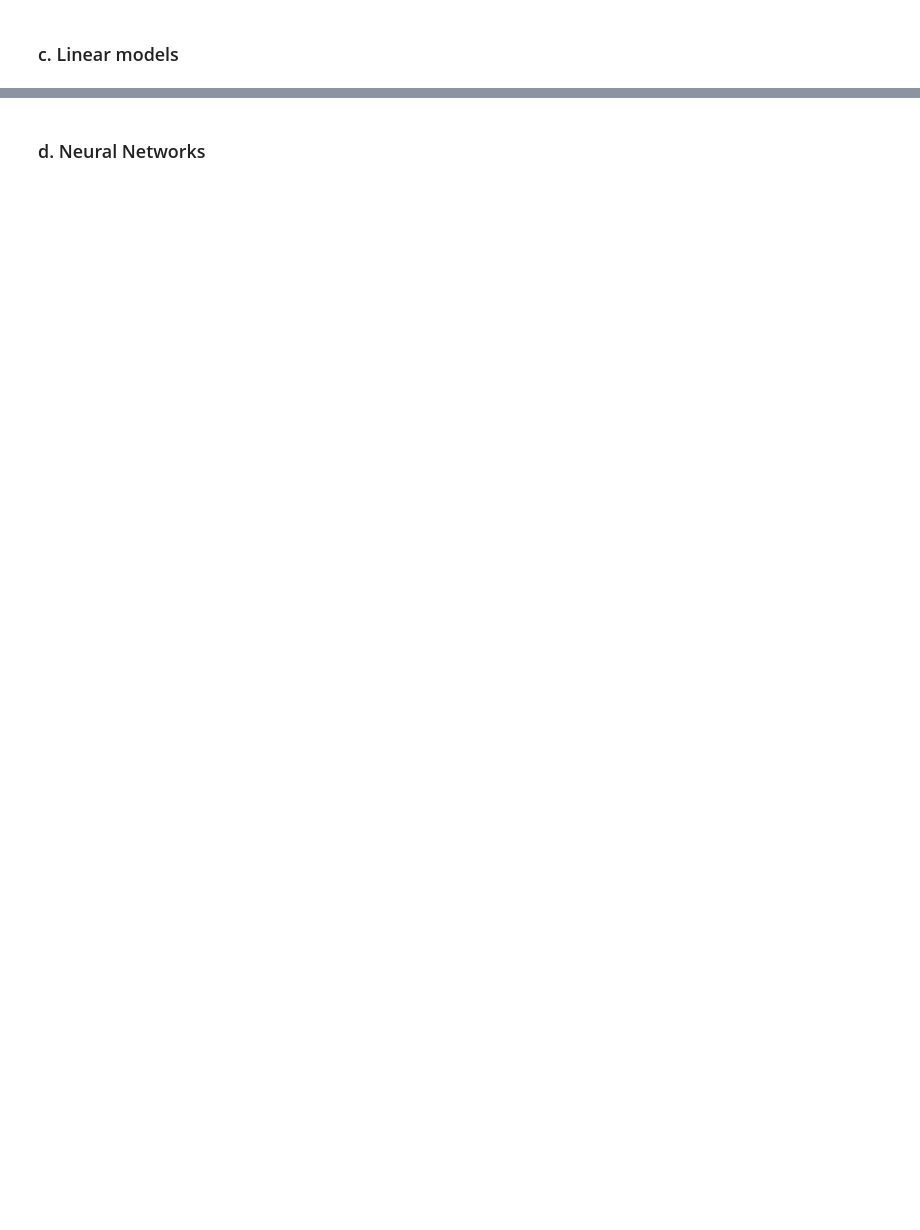
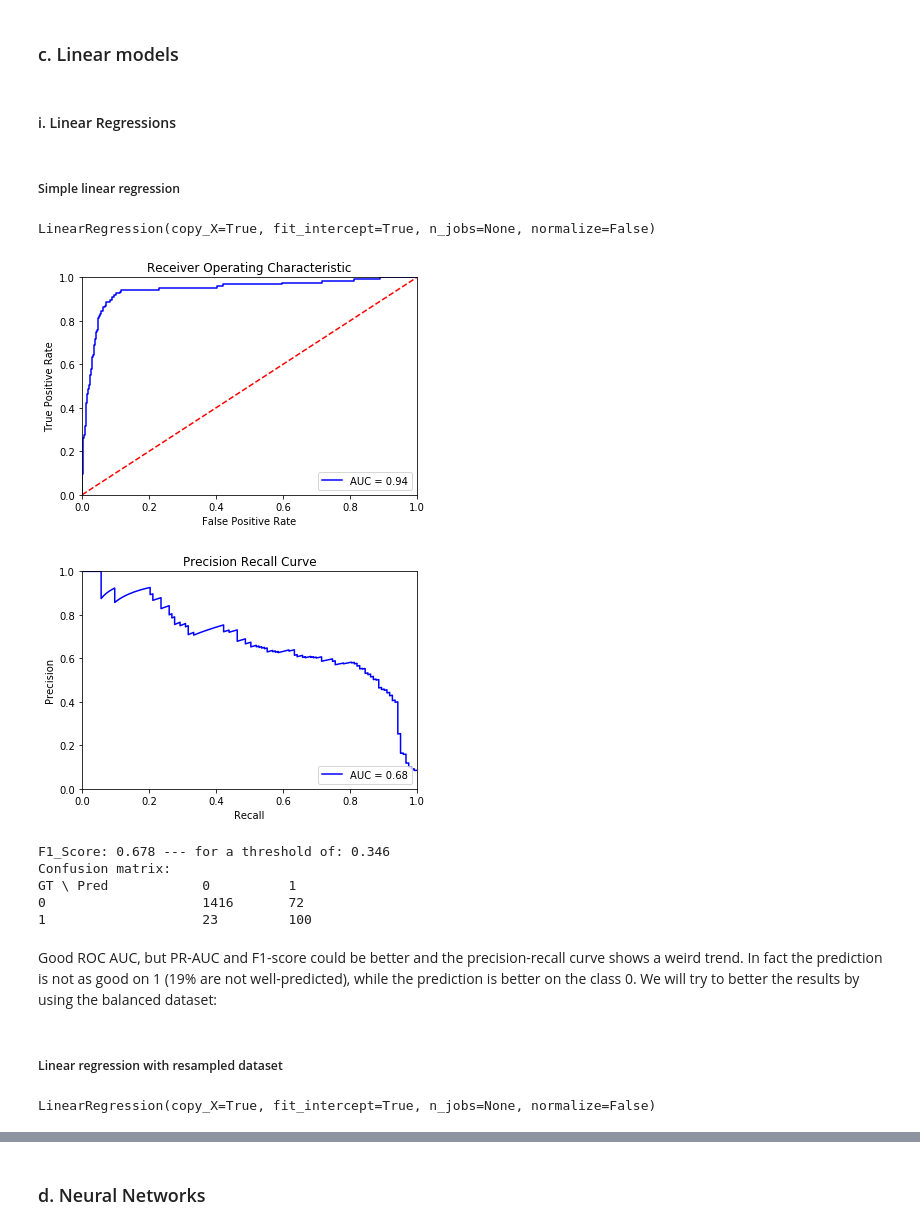
Before and after one commit to pierrefernandezgenestier/credit-default-prediction, a Jupyter notebook: credit_prediction.ipynb, the cells around one changed output, grey strips where cells are left out. Drawn from its saved outputs; the diff is of its cells as text; code cells hidden in the pictures; blank space fills up the shorter version.

```diff
--- a/credit_prediction.ipynb
+++ b/credit_prediction.ipynb
@@ -403,2 +430,2 @@ print(X)
 # %%
-X_train, X_test, y_train, y_test = train_test_split(X, y, test_size=0.33, random_state=42)
+X_train, X_test, y_train, y_test = train_test_split(X, y, test_size=0.3)
@@ -411,2 +534,31 @@ X_train, X_test, y_train, y_test = train_test_split(X, y, test_size=0.33, random
 # %% [markdown]
 ### c. Linear models
+# %% [markdown]
+#### i. Linear Regressions
+# %% [markdown]
+##### Simple linear regression
+# %%
+reg1 = linear_model.LinearRegression()
+reg1.fit(X_train, y_train)
+# %% [output]
+LinearRegression(copy_X=True, fit_intercept=True, n_jobs=None, normalize=False)
+# %%
+y_proba_pred = reg1.predict(X_test)
+score(y_proba_pred)
+# %% [output]
+[figure, added]
+[figure, added]
+F1_Score: 0.678 --- for a threshold of: 0.346
+Confusion matrix:
+GT \ Pred            0          1
+0                    1416       72
+1                    23         100
+# %% [markdown]
+Good ROC AUC, but PR-AUC and F1-score could be better and the precision-recall curve shows a weird trend. In fact the prediction is not as good on 1 (19% are not well-predicted), while the prediction is better on the class 0. We will try to better the results by using the balanced dataset:
+# %% [markdown]
+##### Linear regression with resampled dataset
+# %%
+reg = linear_model.LinearRegression()
+reg.fit(X_rspl_train, y_rspl_train)
+# %% [output]
+LinearRegression(copy_X=True, fit_intercept=True, n_jobs=None, normalize=False)
```
Also changed, not shown: parts of 82 cells of this notebook.
